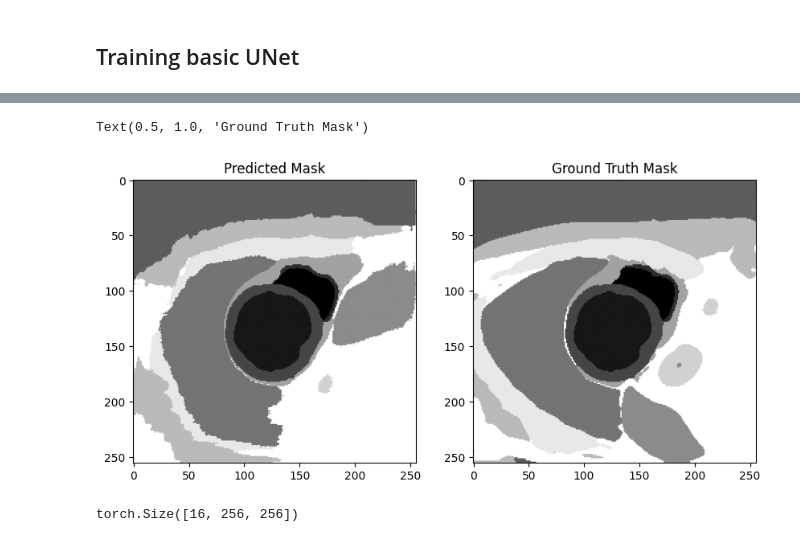
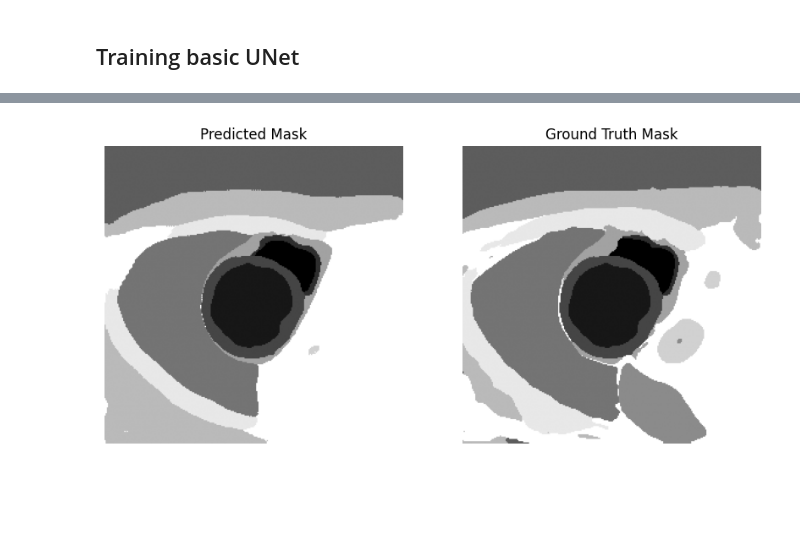
Before and after one commit to paolodc5/CMR_synthesis, a Jupyter notebook: gan_texturizer.ipynb, the cells around one changed output, grey strips where cells are left out. Drawn from its saved outputs; the diff is of its cells as text; code cells hidden in the pictures; blank space fills up the shorter version.

Commit message:
Benchmark training on basic UNet

```diff
--- a/gan_texturizer.ipynb
+++ b/gan_texturizer.ipynb
@@ -254,0 +251,5 @@ Epoch 12/50, Loss: 16.0040, Dice Score: 0.4822
+# %%
+model = UNetSimple(in_channels=4, num_classes=12, base_channels=32, depth=5, bilinear=False).to(device)
+
+trained_model, metrics = train(model, dataloader)
+torch.save(trained_model.state_dict(), './models/gan_texturizer_basic_unet_model.pth')
@@ -255,5 +270,9 @@ Epoch 12/50, Loss: 16.0040, Dice Score: 0.4822
 # %%
 # Basic evaluation on the training set
+state_dict = torch.load("./models/gan_texturizer_basic_unet_model.pth")
+model.load_state_dict(state_dict)
+
+model.eval()
 with torch.no_grad():
     output = model(dataset[5]['input_label'].unsqueeze(0).to(device))
     pred_mask = torch.argmax(output, dim=1).squeeze(0).cpu().numpy()
@@ -263,13 +282,12 @@ with torch.no_grad():
 # %%
 fig, ax = plt.subplots(1, 2, figsize=(10, 5))
 ax[0].imshow(pred_mask, cmap='gray')
 ax[0].set_title('Predicted Mask')
 ax[1].imshow(data_concat['multiClassMasks'][5], cmap='gray')
 ax[1].set_title('Ground Truth Mask')
+
+ax[0].axis('off')
+ax[1].axis('off')
+plt.show()
 # %% [output]
-Text(0.5, 1.0, 'Ground Truth Mask')
-[figure, old version]
+[figure, new version]
-# %%
-batch['multiClassMask'].shape
-# %% [output]
-torch.Size([16, 256, 256])
```
Also changed, not shown: parts of 13 cells of this notebook, 4 other files.
